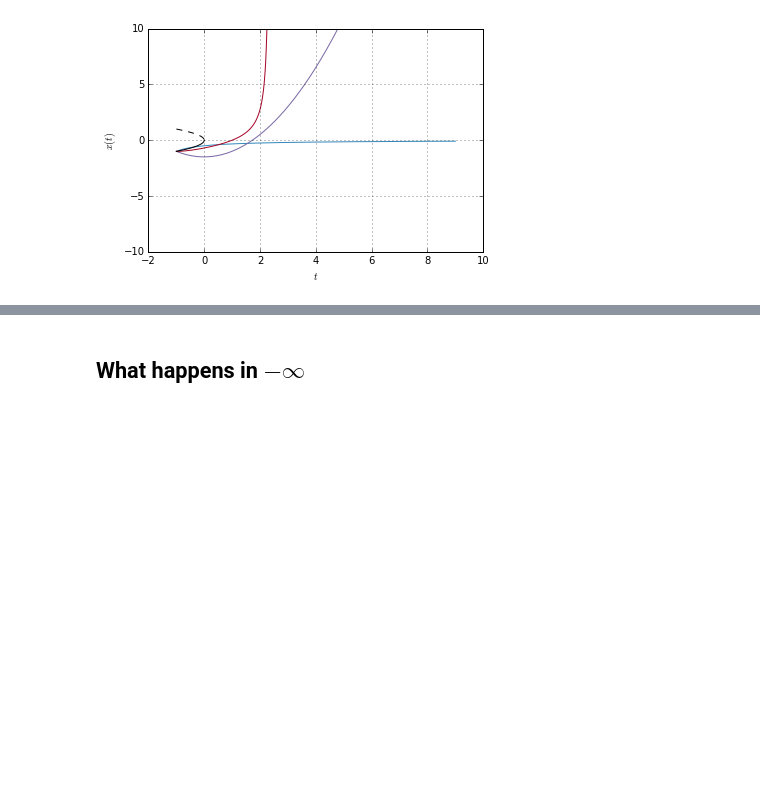
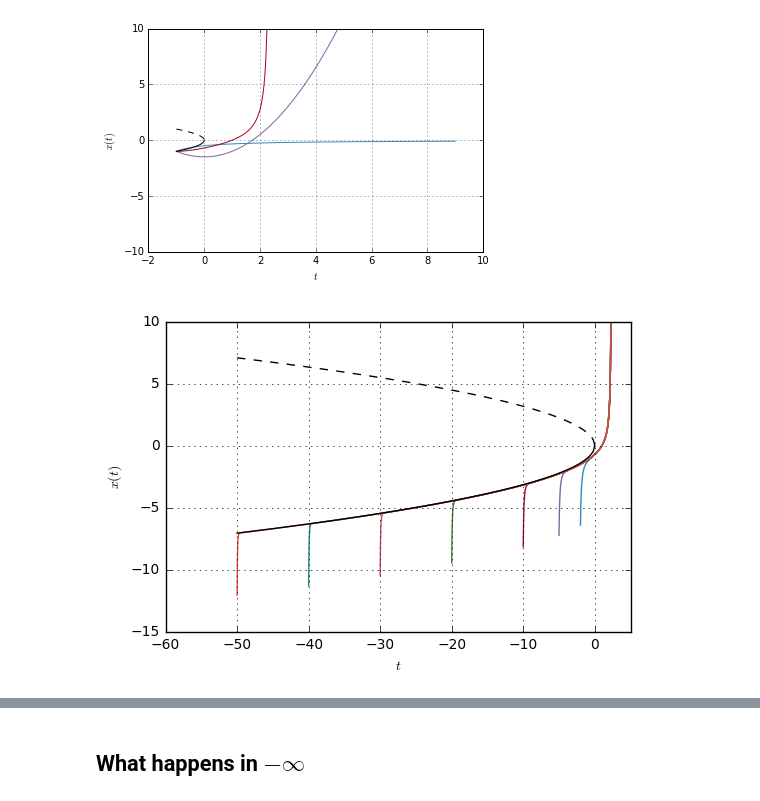
Before and after one commit to cbherbert/stochrare, a Jupyter notebook: Stability-Loss.ipynb, the cells around one changed output, grey strips where cells are left out. Saved outputs shown, nothing was run; the diff lists cells and outputs as text; code cells hidden in the pictures; blank space fills up the shorter version.

```diff
--- a/Stability-Loss.ipynb
+++ b/Stability-Loss.ipynb
@@ -41,3 +41,7 @@ deterministic_model.trajectoryplot(*[deterministic_model.trajectory(-np.sqrt(np.
 deterministic_model.trajectoryplot(stochtrans1D.StochModel(lambda x,t: x**2,0).trajectory(-1.0,-1.0,T=10,dt=0.01),stochtrans1D.StochModel(lambda x,t: t,0).trajectory(-1.0,-1.0,T=10,dt=0.01),deterministic_model.trajectory(-1.0,-1.0,T=10,dt=0.01))
 # %% [output]
 [figure]
+# %%
+deterministic_model.trajectoryplot(*[deterministic_model.trajectory(-np.sqrt(np.abs(t0))-5,t0,T=np.abs(t0)+3,dt=0.01) for t0 in [-2,-5,-10,-20,-30,-40,-50]],xlim=(-60,5),ylim=(-15,10))
+# %% [output]
+[figure, added]
```
Also changed, not shown: parts of 21 cells of this notebook, 1 other file.
